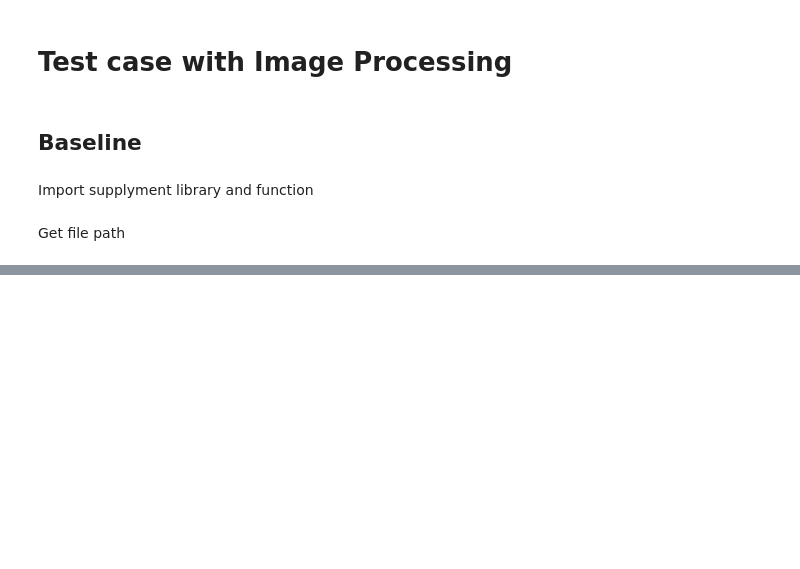
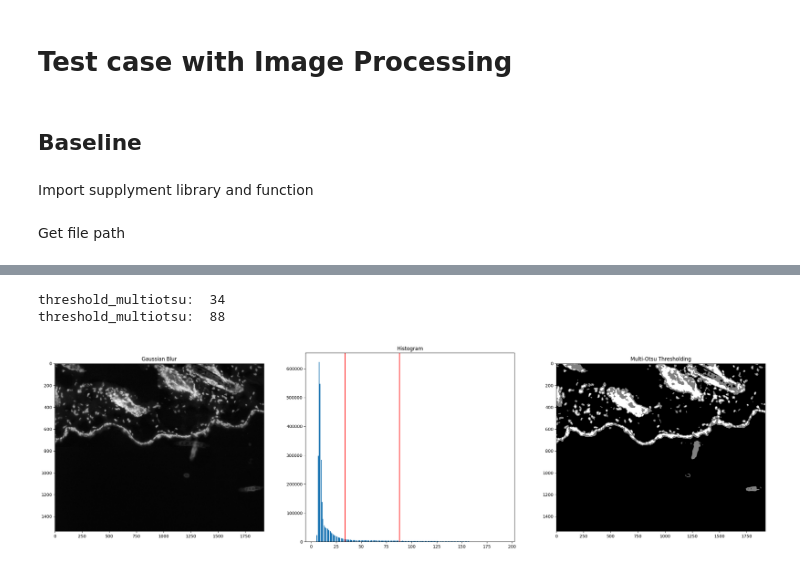
Before and after one commit to cusniwtt/automatic-cell-counting-in-immunofluorescence-tissue, a Jupyter notebook: image_processing.ipynb, the cells around one changed output, grey strips where cells are left out. Cells and saved outputs as stored; diff of their text form; code cells hidden in the pictures; blank space fills up the shorter version.

```diff
--- a/image_processing.ipynb
+++ b/image_processing.ipynb
@@ -28,0 +156,27 @@ TypeError: argument of type 'NoneType' is not iterable
+# %%
+from skimage import data
+from skimage.filters import threshold_multiotsu
+
+# Applying multi-Otsu threshold for the default value, generating three classes.
+thres = threshold_multiotsu(img_gssblur, classes=3)
+# Using the threshold values, we generate the three regions.
+regions = np.digitize(img_gssblur, bins=thres)
+
+fig, ax = plt.subplots(1, 3, figsize=(30, 8))
+# Plotting the original image.
+ax[0].imshow(img_gssblur, cmap='gray')
+ax[0].set_title('Gaussian Blur')
+# Plotting the histogram and the two thresholds obtained from multi-Otsu.
+ax[1].hist(img_gssblur.ravel(), bins=255)
+ax[1].set_title('Histogram')
+for t in thres:
+    ax[1].axvline(t, color='r')
+    print('threshold_multiotsu: ', t)
+# Plotting the Multi Otsu result.
+ax[2].imshow(regions, cmap='gray')
+ax[2].set_title('Multi-Otsu Thresholding')
+plt.show()
+# %% [output]
+threshold_multiotsu:  34
+threshold_multiotsu:  88
+[figure, added]
```
Also changed, not shown: parts of 11 cells of this notebook, 2 other files.
